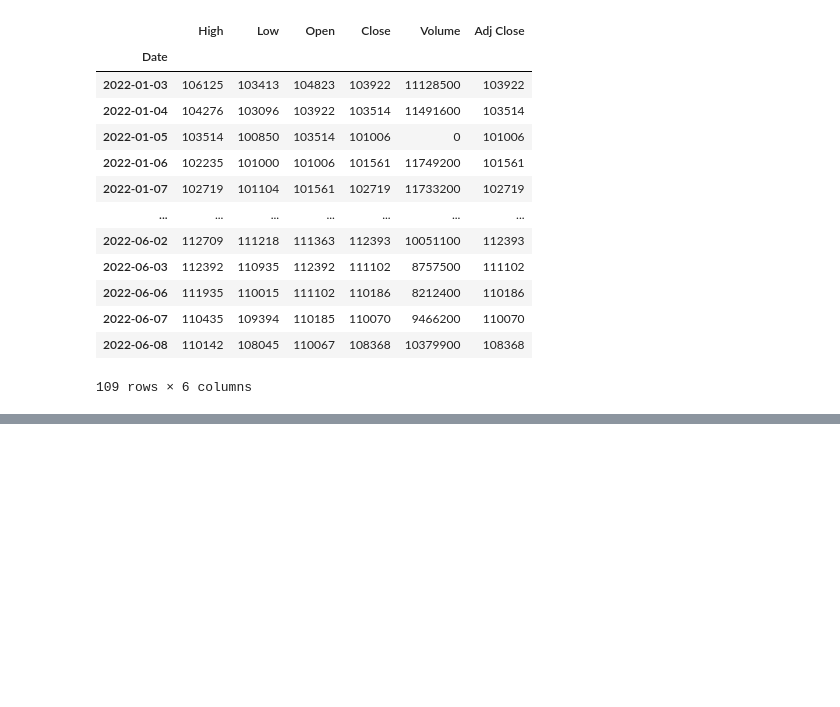
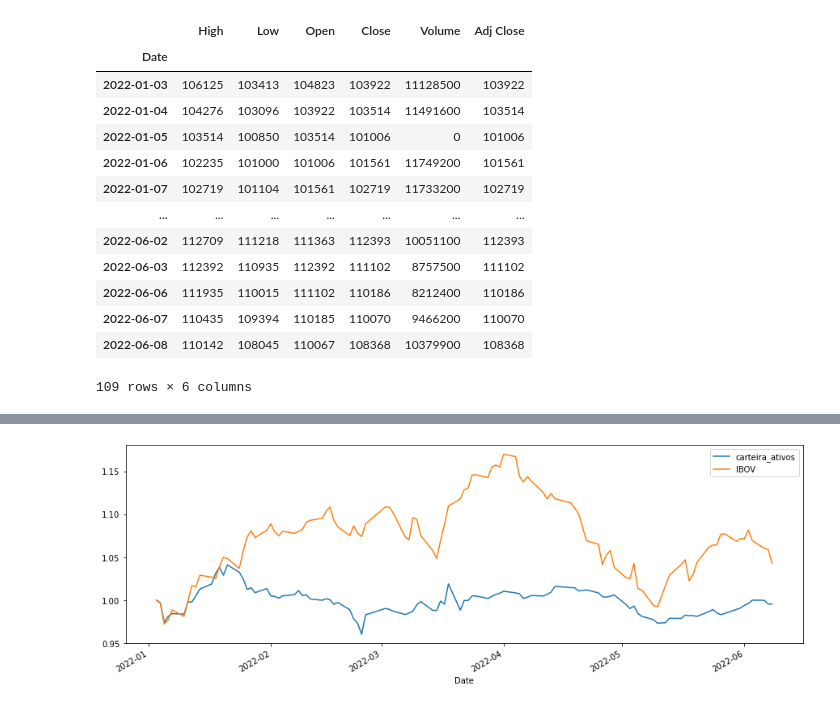
Before and after one commit to Cristiannireis/analise_CarteiraDeAtivos, a Jupyter notebook: carteira_ativos.ipynb, the cells around one changed output, grey strips where cells are left out. Saved outputs shown, nothing was run; the diff lists cells and outputs as text; code cells hidden in the pictures; blank space fills up the shorter version.

Commit message:
Comparação da carteira de ativos e ibov.

```diff
--- a/carteira_ativos.ipynb
+++ b/carteira_ativos.ipynb
@@ -236,3 +236,16 @@ for ativos in carteira_ativos['Ativos']:
 | 2022-06-07 | 3289.999962 | 9880.000114 | 4256.999874 | 98739.997864 | 79680.001831 | 96550.003052 |
 | 2022-06-08 | 3220.000029 | 9704.999924 | 4310.999966 | 99139.999390 | 79919.998169 | 96029.998779 |
 109 rows × 6 columns
+# %%
+#Comparação entre carteira de ativos e ibov
+investimento['Total'] = investimento.sum(axis=1)
+
+investimento = investimento / investimento.iloc[0]
+cotacao_ibov = cotacao_ibov / cotacao_ibov.iloc[0]
+
+investimento['Total'].plot(figsize=(15,5), label = 'carteira_ativos')
+cotacao_ibov['Adj Close'].plot(label='IBOV')
+plt.legend()
+plt.show()
+# %% [output]
+[figure, added]
```
Also changed, not shown: parts of 2 cells of this notebook.
